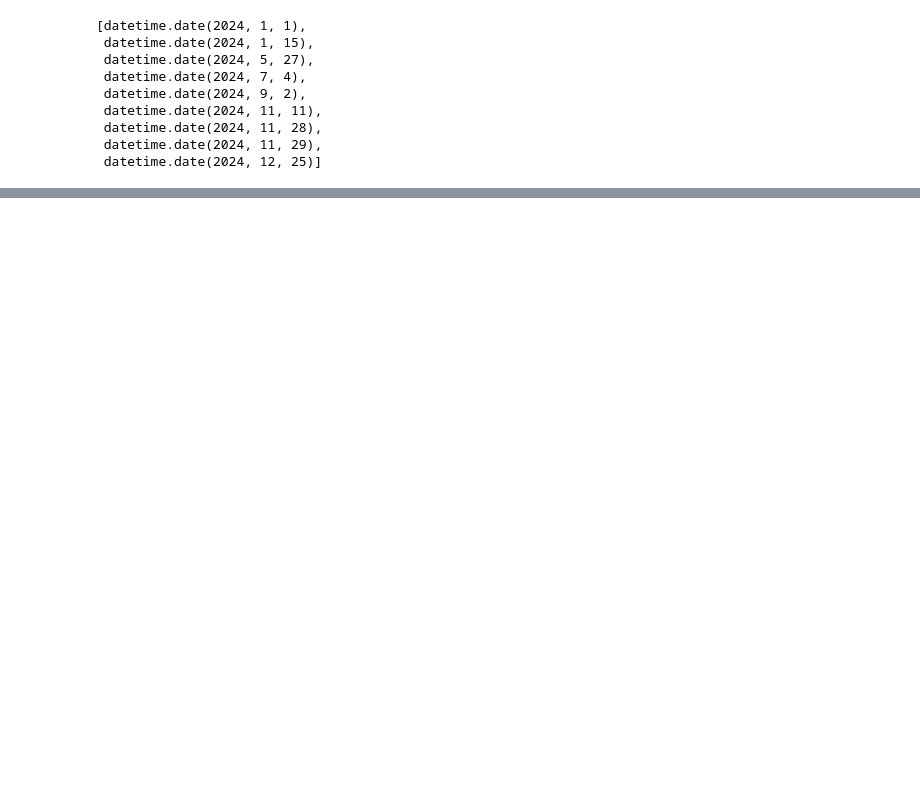
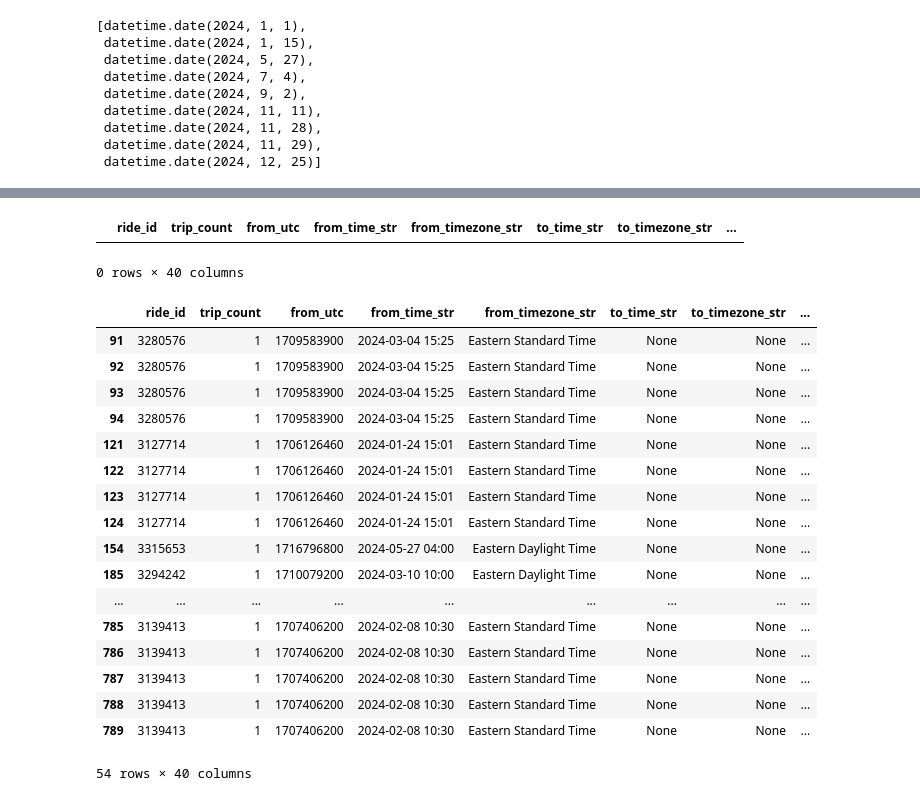
Before and after one commit to Binjian/pricing, a Jupyter notebook: nbs/01.data.database.sqlalchemy.ipynb, the cells around one changed output, grey strips where cells are left out. Cells and saved outputs as stored; diff of their text form; code cells hidden in the pictures; blank space fills up the shorter version.

```diff
--- a/nbs/01.data.database.sqlalchemy.ipynb
+++ b/nbs/01.data.database.sqlalchemy.ipynb
@@ -511,3 +482,31 @@ df.to_sql('price_training_orlando_mpv5', sqlite_eng, if_exists='replace')
+# %%
+df_invalid_datetime = df[df.apply(lambda x: not validate_datetime_in_iso_format(x['from_datetime_fix_str']), axis=1)]
+df_invalid_datetime
+# %% [output]
+|  | ride_id | trip_count | from_utc | from_time_str | from_timezone_str | to_time_str | to_timezone_str | ... |
+0 rows × 40 columns
+# %%
+df_invalid_timezone = df[df.apply(lambda x: not validate_timezone_in_iana(x['from_timezone_str']), axis=1)]
+df_invalid_timezone
+# %% [output]
+|  | ride_id | trip_count | from_utc | from_time_str | from_timezone_str | to_time_str | to_timezone_str | ... |
+| 91 | 3280576 | 1 | 1709583900 | 2024-03-04 15:25 | Eastern Standard Time | None | None | ... |
+| 92 | 3280576 | 1 | 1709583900 | 2024-03-04 15:25 | Eastern Standard Time | None | None | ... |
+| 93 | 3280576 | 1 | 1709583900 | 2024-03-04 15:25 | Eastern Standard Time | None | None | ... |
+| 94 | 3280576 | 1 | 1709583900 | 2024-03-04 15:25 | Eastern Standard Time | None | None | ... |
+| 121 | 3127714 | 1 | 1706126460 | 2024-01-24 15:01 | Eastern Standard Time | None | None | ... |
+| 122 | 3127714 | 1 | 1706126460 | 2024-01-24 15:01 | Eastern Standard Time | None | None | ... |
+| 123 | 3127714 | 1 | 1706126460 | 2024-01-24 15:01 | Eastern Standard Time | None | None | ... |
+| 124 | 3127714 | 1 | 1706126460 | 2024-01-24 15:01 | Eastern Standard Time | None | None | ... |
+| 154 | 3315653 | 1 | 1716796800 | 2024-05-27 04:00 | Eastern Daylight Time | None | None | ... |
+| 185 | 3294242 | 1 | 1710079200 | 2024-03-10 10:00 | Eastern Daylight Time | None | None | ... |
+| ... | ... | ... | ... | ... | ... | ... | ... | ... |
+| 785 | 3139413 | 1 | 1707406200 | 2024-02-08 10:30 | Eastern Standard Time | None | None | ... |
+| 786 | 3139413 | 1 | 1707406200 | 2024-02-08 10:30 | Eastern Standard Time | None | None | ... |
+| 787 | 3139413 | 1 | 1707406200 | 2024-02-08 10:30 | Eastern Standard Time | None | None | ... |
+| 788 | 3139413 | 1 | 1707406200 | 2024-02-08 10:30 | Eastern Standard Time | None | None | ... |
+| 789 | 3139413 | 1 | 1707406200 | 2024-02-08 10:30 | Eastern Standard Time | None | None | ... |
+54 rows × 40 columns
 # %%
 #orlando_airport = pd.read_csv('../../data/orlando_all_output.csv')
 #orlando_airport.head()
```
Also changed, not shown: parts of 38 cells of this notebook, 4 other files.
